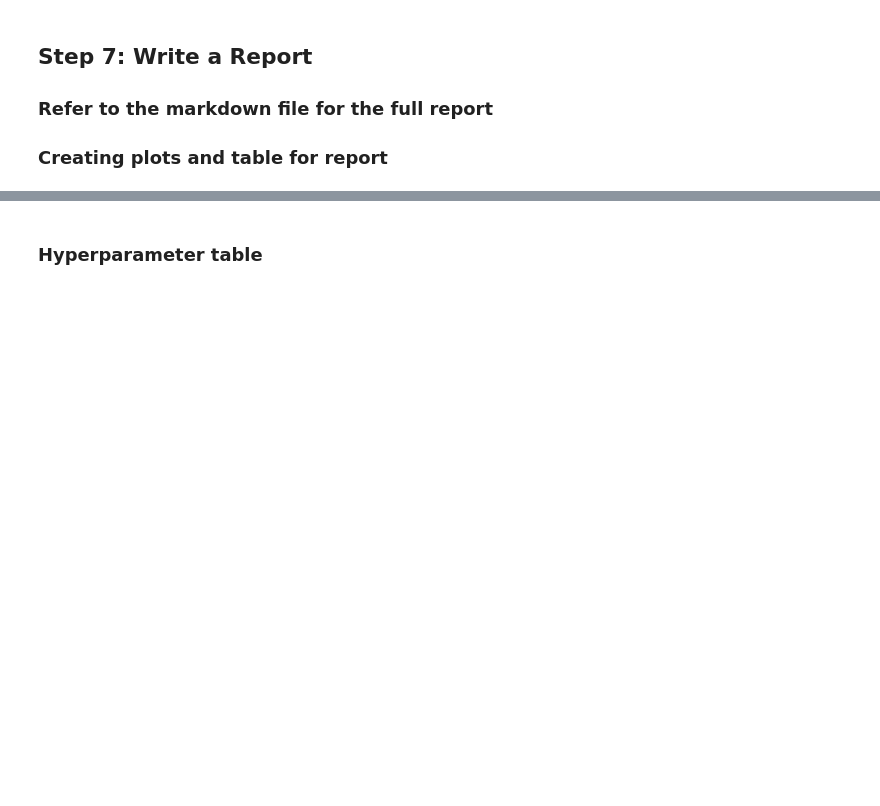
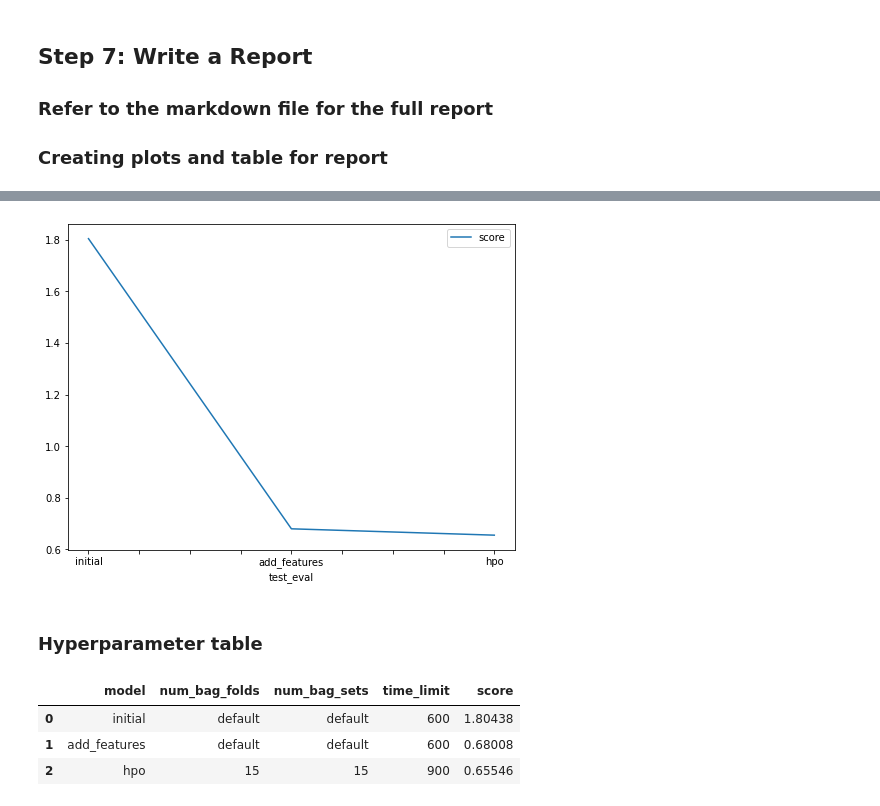
Before and after one commit to chloeqiao/mle-nd-project1-starter, a Jupyter notebook: project/project-template.ipynb, the cells around one changed output, grey strips where cells are left out. Drawn from its saved outputs; the diff is of its cells as text; code cells hidden in the pictures; blank space fills up the shorter version.

```diff
--- a/project/project-template.ipynb
+++ b/project/project-template.ipynb
@@ -517,20 +538,27 @@ fig.savefig('model_train_score.png')
 # %%
 # Take the 3 kaggle scores and creating a line plot to show improvement
 fig = pd.DataFrame(
     {
         "test_eval": ["initial", "add_features", "hpo"],
-        "score": [?, ?, ?]
+        "score": [1.80438, 0.68008, 0.65546]
     }
 ).plot(x="test_eval", y="score", figsize=(8, 6)).get_figure()
 fig.savefig('model_test_score.png')
+# %% [output]
+[figure, added]
 # %% [markdown]
 ### Hyperparameter table
 # %%
 # The 3 hyperparameters we tuned with the kaggle score as the result
 pd.DataFrame({
     "model": ["initial", "add_features", "hpo"],
-    "hpo1": [?, ?, ?],
-    "hpo2": [?, ?, ?],
-    "hpo3": [?, ?, ?],
-    "score": [?, ?, ?]
+    "num_bag_folds": ['default', 'default', 15],
+    "num_bag_sets": ['default', 'default', 15],
+    "time_limit": [600, 600, 900],
+    "score": [1.80438, 0.68008, 0.65546]
 })
+# %% [output]
+|  | model | num_bag_folds | num_bag_sets | time_limit | score |
+| 0 | initial | default | default | 600 | 1.80438 |
+| 1 | add_features | default | default | 600 | 0.68008 |
+| 2 | hpo | 15 | 15 | 900 | 0.65546 |
```
Also changed, not shown: parts of 22 cells of this notebook, 4 other files.
